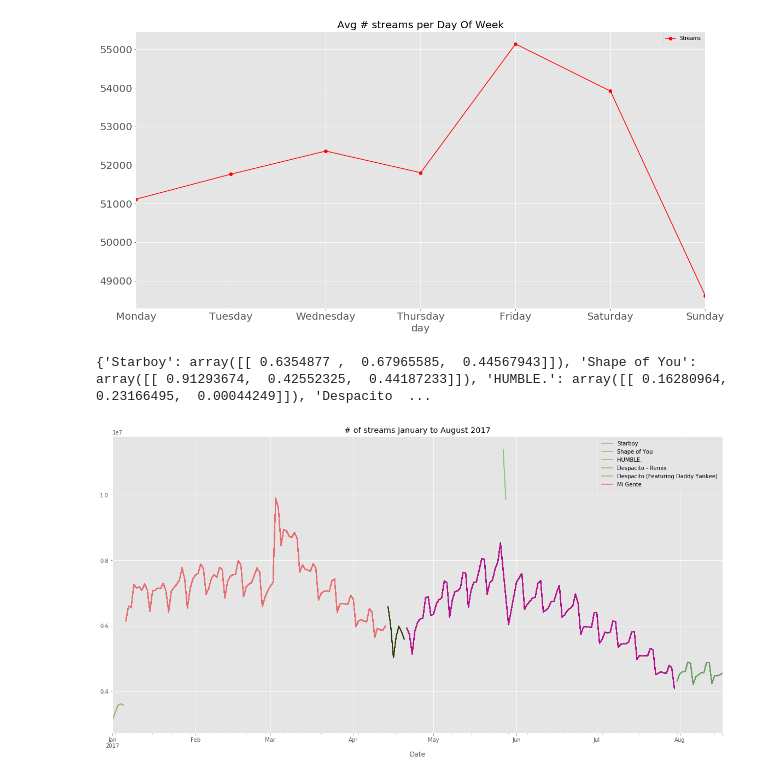
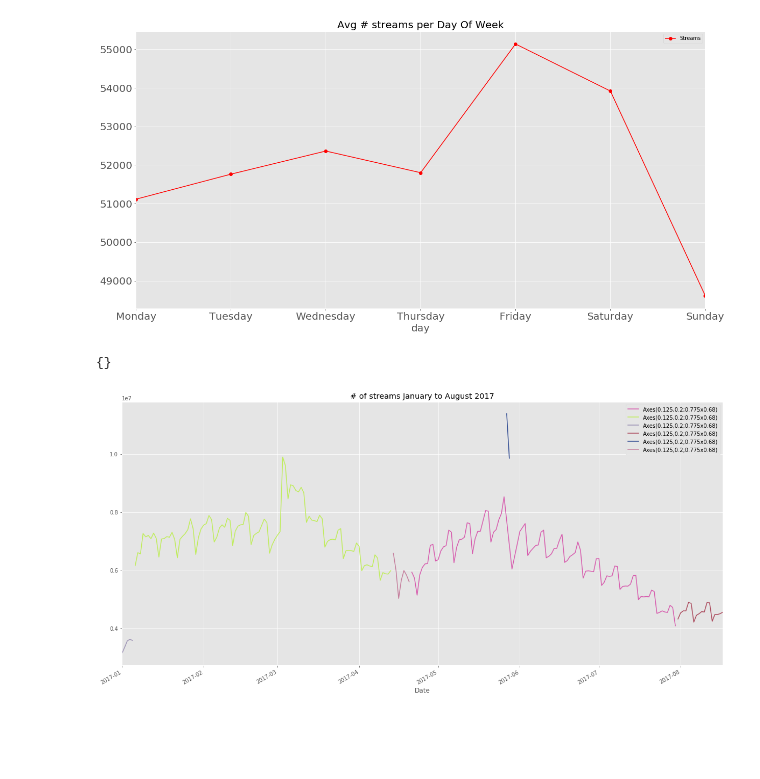
Before and after one commit to maxgrossenbacher/Forecasting_daily_spotify_streams, a Jupyter notebook: src/Spotify_Time_Series.ipynb, the cells around one changed output. Cells and saved outputs as stored; diff of their text form; code cells hidden in the pictures; blank space fills up the shorter version.

```diff
--- a/src/Spotify_Time_Series.ipynb
+++ b/src/Spotify_Time_Series.ipynb
@@ -250,22 +250,22 @@ dow
 [figure]
 # %%
 #Plotting top streams colored by #1 trackname
-n_track = {}
+line=[]
 fig, ax = plt.subplots(1)
-for track in global_streaming_data['Track Name'].tolist():
-    if track not in n_track.keys():
-        c = np.random.rand(3,1).T
-        n_track[track] = c
-    else:
-        c = n_track[track]
-    global_streaming_data[global_streaming_data['Track Name'] == track].plot(ax=ax,x='Date', \
+for track in set(global_streaming_data['Track Name'].tolist()):
+#     if track not in n_track.keys():
+#         c = np.random.rand(3,1).T
+#         n_track[track] = c
+#     else:
+#         c = n_track[track]
+    line.append(global_streaming_data[global_streaming_data['Track Name'] == track].plot(ax=ax,x='Date', \
                                             y=['Streams_#1_song'], figsize=(20,10),\
                                             title='# of streams January to August 2017',\
-                                            color=c)
-    plt.legend(n_track.keys())
+                                            color=np.random.rand(3,1).T))
+    plt.legend(line)
 print(n_track)
 # %% [output]
-{'Starboy': array([[ 0.6354877 ,  0.67965585,  0.44567943]]), 'Shape of You': array([[ 0.91293674,  0.42552325,  0.44187233]]), 'HUMBLE.': array([[ 0.16280964,  0.23166495,  0.00044249]]), 'Despacito  ...
+{}
-[figure, old version]
+[figure, new version]
 # %%
 streaming_data.to_json('/Users/gmgtex/Documents/My Tableau Repository/DataSources/spotify_streaming.json')
```
